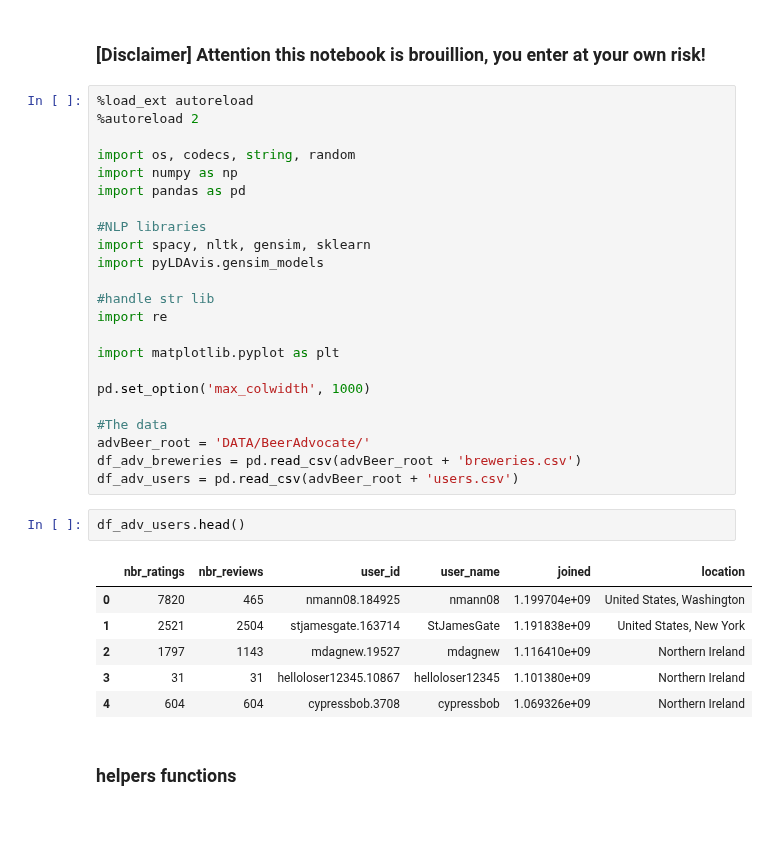
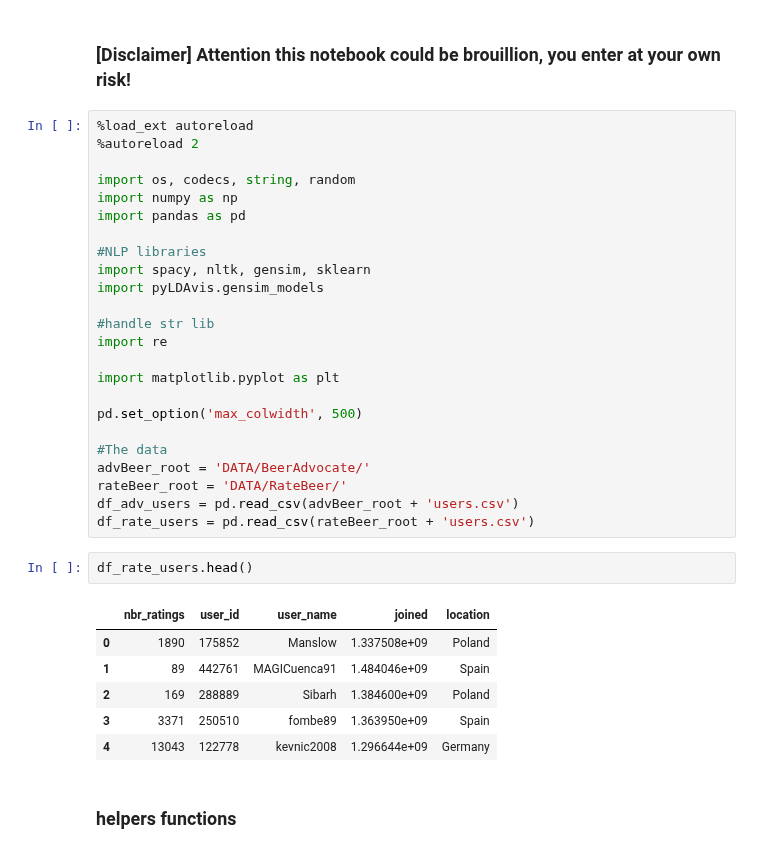
Before and after one commit to epfl-ada/ada-2022-project-hotchocolate, a Jupyter notebook: happyness.ipynb, the cells around one changed output. Cells and saved outputs as stored; diff of their text form; blank space fills up the shorter version.

Commit message:
update with rateBeer

```diff
--- a/happyness.ipynb
+++ b/happyness.ipynb
@@ -1,5 +1,5 @@
 # %% [markdown]
-### [Disclaimer] Attention this notebook is brouillion, you enter at your own risk!
+### [Disclaimer] Attention this notebook could be brouillion, you enter at your own risk!
 # %%
 %load_ext autoreload
 %autoreload 2
@@ -17,21 +17,22 @@ import re
 
 import matplotlib.pyplot as plt
 
-pd.set_option('max_colwidth', 1000)
+pd.set_option('max_colwidth', 500)
 
 #The data
 advBeer_root = 'DATA/BeerAdvocate/'
-df_adv_breweries = pd.read_csv(advBeer_root + 'breweries.csv')
+rateBeer_root = 'DATA/RateBeer/'
 df_adv_users = pd.read_csv(advBeer_root + 'users.csv')
+df_rate_users = pd.read_csv(rateBeer_root + 'users.csv')
 # %%
-df_adv_users.head()
+df_rate_users.head()
 # %% [output]
-|  | nbr_ratings | nbr_reviews | user_id | user_name | joined | location |
-| 0 | 7820 | 465 | nmann08.184925 | nmann08 | 1.199704e+09 | United States, Washington |
-| 1 | 2521 | 2504 | stjamesgate.163714 | StJamesGate | 1.191838e+09 | United States, New York |
-| 2 | 1797 | 1143 | mdagnew.19527 | mdagnew | 1.116410e+09 | Northern Ireland |
-| 3 | 31 | 31 | helloloser12345.10867 | helloloser12345 | 1.101380e+09 | Northern Ireland |
-| 4 | 604 | 604 | cypressbob.3708 | cypressbob | 1.069326e+09 | Northern Ireland |
+|  | nbr_ratings | user_id | user_name | joined | location |
+| 0 | 1890 | 175852 | Manslow | 1.337508e+09 | Poland |
+| 1 | 89 | 442761 | MAGICuenca91 | 1.484046e+09 | Spain |
+| 2 | 169 | 288889 | Sibarh | 1.384600e+09 | Poland |
+| 3 | 3371 | 250510 | fombe89 | 1.363950e+09 | Spain |
+| 4 | 13043 | 122778 | kevnic2008 | 1.296644e+09 | Germany |
 # %% [markdown]
 ### helpers functions
 # %%
```
Also changed, not shown: parts of 23 cells of this notebook.
